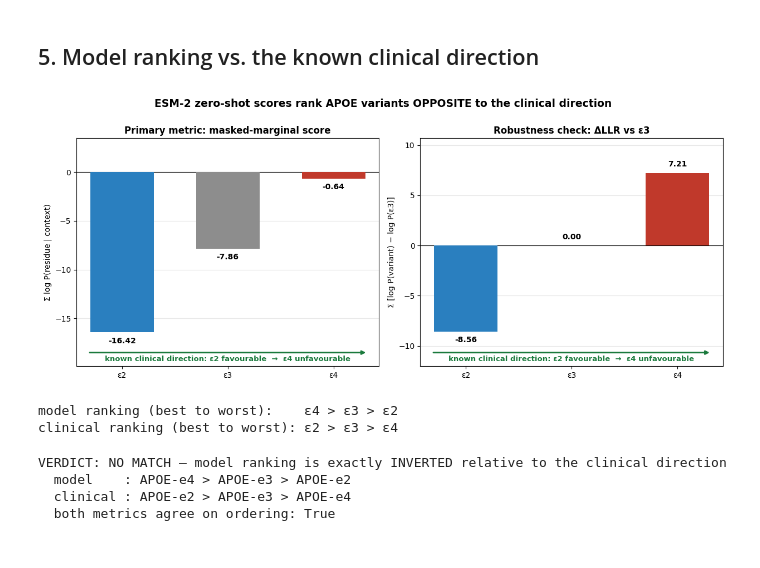
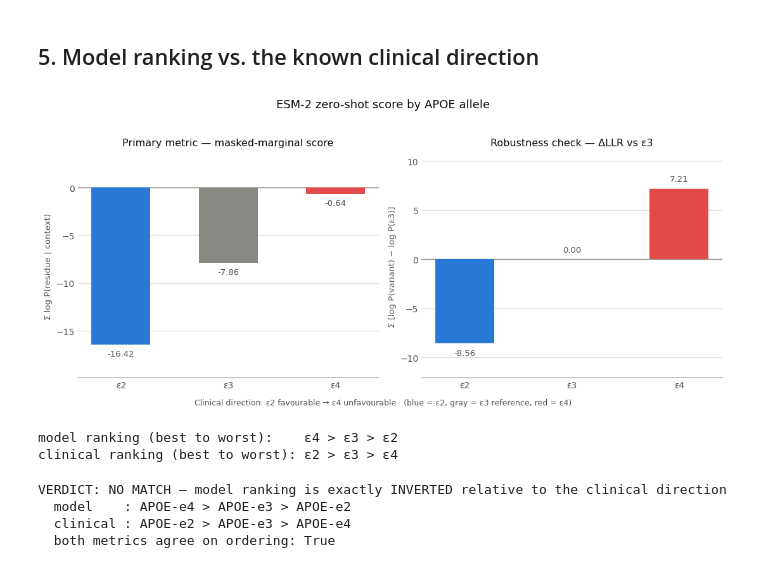
Before and after one commit to aadityageddam-ux/apoe-protein-lm, a Jupyter notebook: notebook.ipynb, the cells around one changed output. Drawn from its saved outputs; the diff is of its cells as text; code cells hidden in the pictures.

```diff
--- a/notebook.ipynb
+++ b/notebook.ipynb
@@ -330,50 +330,54 @@ position 176 (mature 158) — top predictions with the site masked:
 # %% [markdown]
 ## 5. Model ranking vs. the known clinical direction
 # %%
+PALETTE = {"APOE-e2": "#2a78d6", "APOE-e3": "#898781", "APOE-e4": "#e34948"}
+INK_MUTED, INK_AXIS, GRID = "#52514e", "#898781", "#e1e0d9"
+
 order = ["APOE-e2", "APOE-e3", "APOE-e4"]
 labels = ["ε2", "ε3", "ε4"]
 values = [df.set_index("variant").loc[n, "masked_marginal_total"] for n in order]
 llrs   = [df.set_index("variant").loc[n, "delta_llr_vs_e3"] for n in order]
+colors = [PALETTE[n] for n in order]
 
-fig, axes = plt.subplots(1, 2, figsize=(12.5, 5.2))
+fig, axes = plt.subplots(1, 2, figsize=(11, 4.6))
 
 for ax, vals, title, ylab in [
-    (axes[0], values, "Primary metric: masked-marginal score", "Σ log P(residue | context)"),
-    (axes[1], llrs,   "Robustness check: ΔLLR vs ε3",          "Σ [log P(variant) − log P(ε3)]"),
+    (axes[0], values, "Primary metric — masked-marginal score", "Σ log P(residue | context)"),
+    (axes[1], llrs,   "Robustness check — ΔLLR vs ε3",          "Σ [log P(variant) − log P(ε3)]"),
 ]:
-    bars = ax.bar(labels, vals, color=["#2a7fbf", "#8d8d8d", "#c0392b"], width=0.6, zorder=3)
-    ax.axhline(0, color="black", lw=0.8, zorder=2)
-    ax.grid(axis="y", alpha=0.3, zorder=0)
-    ax.set_title(title, fontsize=12, weight="bold")
-    ax.set_ylabel(ylab)
+    bars = ax.bar(labels, vals, color=colors, width=0.55, edgecolor="none", zorder=3)
+    ax.axhline(0, color=INK_AXIS, lw=1, zorder=2)
+    ax.grid(axis="y", color=GRID, lw=1, zorder=0)
+    ax.set_axisbelow(True)
+    for spine in ("top", "right", "left"):
+        ax.spines[spine].set_visible(False)
+    ax.spines["bottom"].set_color(INK_AXIS)
+    ax.tick_params(colors=INK_MUTED, length=0)
+    ax.set_title(title, fontsize=11.5, color="#0b0b0b", pad=10)
+    ax.set_ylabel(ylab, fontsize=9.5, color=INK_MUTED)
+
     span = max(vals) - min(vals)
     for bar, v in zip(bars, vals):
         ax.text(bar.get_x() + bar.get_width() / 2,
-                v + (0.03 * span if v >= 0 else -0.03 * span),
-                f"{v:.2f}", ha="center",
-                va="bottom" if v >= 0 else "top", fontsize=10, weight="bold")
+                v + (0.035 * span if v >= 0 else -0.035 * span),
+                f"{v:.2f}", ha="center", va="bottom" if v >= 0 else "top",
+                fontsize=9.5, color=INK_MUTED)
     ax.set_ylim(min(min(vals), 0) - 0.22 * span, max(max(vals), 0) + 0.22 * span)
 
-# Annotate the established clinical direction on the same axes for direct comparison.
-for ax in axes:
-    ax.annotate("", xy=(2.32, 0.06), xytext=(-0.32, 0.06), xycoords=("data", "axes fraction"),
-                textcoords=("data", "axes fraction"),
-                arrowprops=dict(arrowstyle="-|>", color="#1b7a3d", lw=2))
-    ax.text(1.0, 0.015, "known clinical direction: ε2 favourable  →  ε4 unfavourable",
-            transform=ax.get_xaxis_transform(), ha="center", va="bottom",
-            fontsize=9.5, color="#1b7a3d", weight="bold")
-
-fig.suptitle("ESM-2 zero-shot scores rank APOE variants OPPOSITE to the clinical direction",
-             fontsize=13.5, weight="bold", y=1.0)
+fig.suptitle("ESM-2 zero-shot score by APOE allele", fontsize=13, color="#0b0b0b", y=1.03)
+fig.text(0.5, -0.02,
+         "Clinical direction: ε2 favourable → ε4 unfavourable   "
+         "(blue = ε2, gray = ε3 reference, red = ε4)",
+         ha="center", fontsize=9, color=INK_MUTED)
 fig.tight_layout()
 fig.savefig(RESULTS / "scores.png", dpi=160, bbox_inches="tight")
 plt.show()
 
 print("model ranking (best to worst):   ", " > ".join(
     df.sort_values('masked_marginal_total', ascending=False)['allele'].str.replace('e', 'ε')))
 print("clinical ranking (best to worst): ε2 > ε3 > ε4")
 # %% [output]
-[figure, old version]
+[figure, new version]
 model ranking (best to worst):    ε4 > ε3 > ε2
 clinical ranking (best to worst): ε2 > ε3 > ε4
 # %%
```
Also changed, not shown: parts of 4 cells of this notebook, 5 other files.
